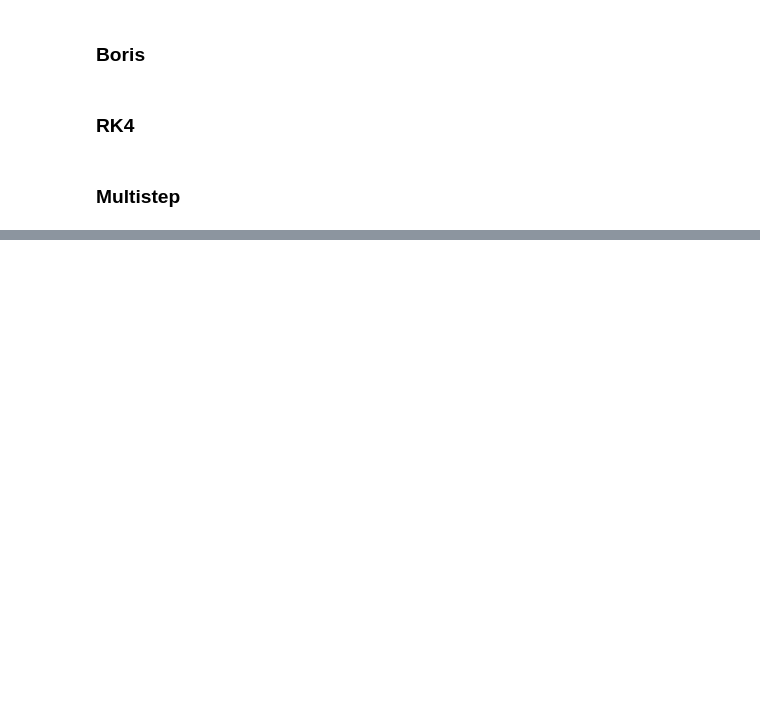
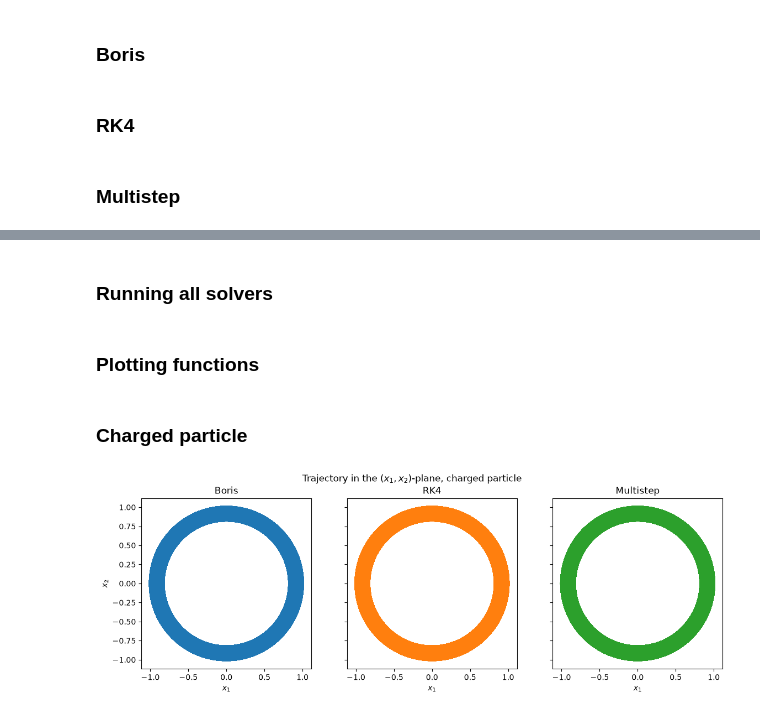
Before and after one commit to vemundsw/Project-2-TMA4215, a Jupyter notebook: NyMasterFile.ipynb, the cells around one changed output, grey strips where cells are left out. Cells and saved outputs as stored; diff of their text form; code cells hidden in the pictures; blank space fills up the shorter version.

Commit message:
5A og 5B kode er ferdig nå, men mangler kommentarer under alle plots

```diff
--- a/NyMasterFile.ipynb
+++ b/NyMasterFile.ipynb
@@ -92,7 +130,7 @@ def A_tok(x: jax.Array) -> jax.Array:
 
     return jnp.array([0,
                      1/2  * ( x[0] - jnp.log(rr + x[0]) ),
-                     -1/2 * (x[2] * jnp.arctan(x[1]/x[0]) + jnp.log(rr2)) ])
+                     -1/2 * (x[2] * jnp.arctan2(x[1], x[0]) + jnp.log(rr2)) ])
 
 def dA_tok(x: jnp.array) -> jnp.array:
 
@@ -109,7 +147,7 @@ def dA_tok(x: jnp.array) -> jnp.array:
 
     return jnp.array([ [0*r,     0*r     , 0*r],
                       [1/2 - (x[0]/r + 1) / (2 * (x[0] + r)), -x[1] / (2*(x[0] + r) * r), 0*r],
-                       [-x[0]/r2 + x[1]*x[2]/(2 * r2), -x[1]/ r2 - x[2] / (2 * x[0] * (1 + (x[1]/ x[0])**2)), -jnp.atan2(x[1], x[0]) / 2]])
+                       [-x[0]/r2 + x[1]*x[2]/(2 * r2), -x[1]/ r2 - x[0] * x[2] / (2 * r2), -jnp.atan2(x[1], x[0]) / 2]])
 
 
 def U_tok(x: jax.Array) -> float:
@@ -236,7 +285,7 @@ def boris(problem, h, T):
 
     # v(-h/2): odeint needs increasing t, so we integrate -f forwards instead of f backwards
     Y0 = jnp.concatenate([problem["x0"], problem["v0"]])
-    Y_half = odeint(lambda Y, t: -problem["system"](t, Y), Y0, jnp.array([0.0, h/2]),
+    Y_half = odeint(odeint_rhs(problem["system"], -1.0), Y0, jnp.array([0.0, h/2]),
                     rtol=1e-12, atol=1e-12)
     v_init = Y_half[-1, 3:]
 
@@ -473,0 +539,7 @@ def create_grids(x_0: jnp.array, v_0: jnp.array,  h: float,  t_0: float, t_f: fl
+# %%
+solvers = {
+    "Boris":     dict(solve=boris,     order=2, color="C0"),
+    "RK4":       dict(solve=rk4,       order=4, color="C1"),
+    "Multistep": dict(solve=multistep, order=4, color="C2"),
+}
+problems = [charged_particle, tokamak]
@@ -473,0 +550,19 @@ def create_grids(x_0: jnp.array, v_0: jnp.array,  h: float,  t_0: float, t_f: fl
+# %% [markdown]
+### Running all solvers
+# %%
+#run all solvers one time each for each problem
+H = 0.1
+T = 1e5
+
+results = {}
+refs = {}
+
+for problem in problems:
+    problem_name = problem["name"]
+    results[problem_name] = {}
+    for solver_name, s in solvers.items():
+        results[problem_name][solver_name] = s["solve"](problem, H, T)
+    t = results[problem_name]["RK4"][0]
+    refs[problem_name] = reference_solution(problem, t)
+# %% [markdown]
+### Plotting functions
@@ -473,0 +641,6 @@ def create_grids(x_0: jnp.array, v_0: jnp.array,  h: float,  t_0: float, t_f: fl
+# %% [markdown]
+### Charged particle
+# %%
+plot_trajectories(charged_particle, results)
+# %% [output]
+[figure, added]
```
Also changed, not shown: parts of 39 cells of this notebook.
